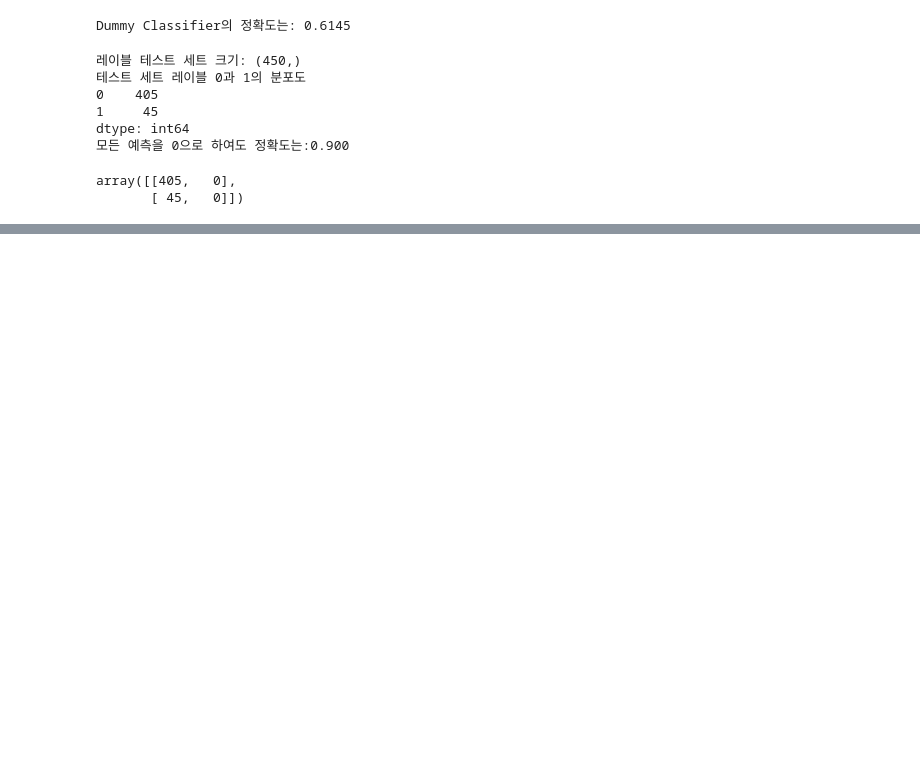
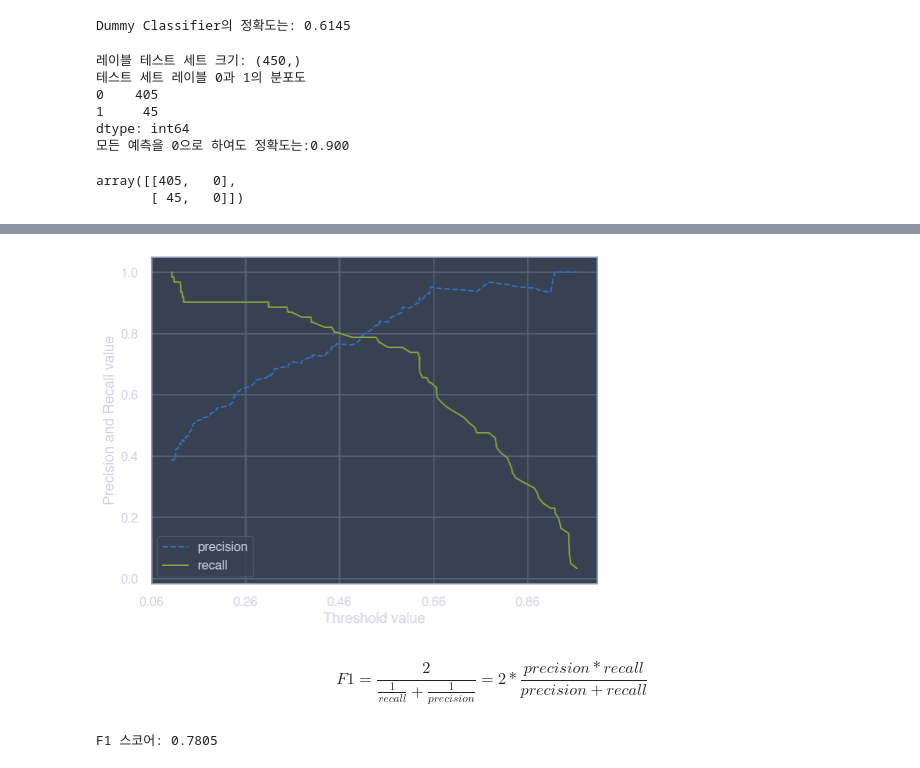
Before and after one commit to kangyeolyoun2/Python_for_Data_Analysis, a Jupyter notebook: kaggle_practice/2_scikit_learn_machine_learning/2_4_evaluation.ipynb, the cells around one changed output, grey strips where cells are left out. Saved outputs shown, nothing was run; the diff lists cells and outputs as text; code cells hidden in the pictures; blank space fills up the shorter version.

```diff
--- a/kaggle_practice/2_scikit_learn_machine_learning/2_4_evaluation.ipynb
+++ b/kaggle_practice/2_scikit_learn_machine_learning/2_4_evaluation.ipynb
@@ -144,0 +156,20 @@ array([[405,   0],
+# %%
+# Logistis Regression 기반 생존자를 예측하고, 위의 평가들을 해봅시다
+
+import pandas as pd
+from sklearn.model_selection import train_test_split
+from sklearn.linear_model import LogisticRegression
+
+#원본 데이터를 재로딩, 데이터 가공, 학습 데이터/테스트 데이터 분할.
+titanic_df = pd.read_csv("titanic_train.csv")
+y_titanic_df = titanic_df["Survived"]
+X_titanic_df = titanic_df.drop("Survived", axis=1)
+X_titanic_df = transform_features(X_titanic_df)
+
+X_train, X_test, y_train, y_test = train_test_split(X_titanic_df, y_titanic_df, test_size = 0.2,\
+                                                   random_state=11)
+
+lr_clf = LogisticRegression()
+lr_clf.fit(X_train, y_train)
+pred = lr_clf.predict(X_test)
+get_clf_eval(y_test, pred)
@@ -144,0 +333,30 @@ array([[405,   0],
+# %%
+# 이제 그래프로 그려보자
+from jupyterthemes import jtplot
+jtplot.style(theme="oceans16", context="notebook", ticks=True, grid=False)
+import matplotlib.pyplot as plt
+import matplotlib.ticker as ticker
+%matplotlib inline
+
+def precision_recall_curve_plot(y_test, pred_proba_c1):
+    # threshold ndarray와 이 threshold에 따른 정밀도, 재현율 ndarray 추출.
+    precisions, recalls, thresholds = precision_recall_curve(y_test, pred_proba_c1)
+
+    # X축을 threshold값으로, Y축은 정밀도, 재현율 값으로 각각 plot수행. 정밀도는 점선표시!
+    plt.figure(figsize=(8,6))
+    threshold_boundary = thresholds.shape[0]
+    plt.plot(thresholds, precisions[0:threshold_boundary], linestyle="--", label="precision")
+    plt.plot(thresholds, recalls[0:threshold_boundary], label="recall")
+
+    #threshold 값 X축의 Scale을 0.1 단위로 변경
+    start, end = plt.xlim()
+    plt.xticks(np.round(np.arange(start, end, 0.2), 2))
+
+    # x축, y축 label과 legend, grid설정
+    plt.xlabel("Threshold value"); plt.ylabel("Precision and Recall value")
+    plt.legend(); plt.grid()
+    plt.show()
+
+precision_recall_curve_plot(y_test, lr_clf.predict_proba(X_test)[:, 1])
+# %% [output]
+[figure, added]
@@ -144,0 +365,10 @@ array([[405,   0],
+# %% [markdown]
+$$F1 =\frac{2}{\frac{1}{recall} + \frac{1}{precision}} = 2 *\frac{precision * recall}{precision+recall}$$
+# %%
+# scikit_learn은 F1스코어를 구하기 위한 f1_score() API를 제공.
+
+from sklearn.metrics import f1_score
+f1 = f1_score(y_test, pred)
+print("F1 스코어: {0:.4f}".format(f1))
+# %% [output]
+F1 스코어: 0.7805
```
Also changed, not shown: parts of 16 cells of this notebook, 1 other file.
